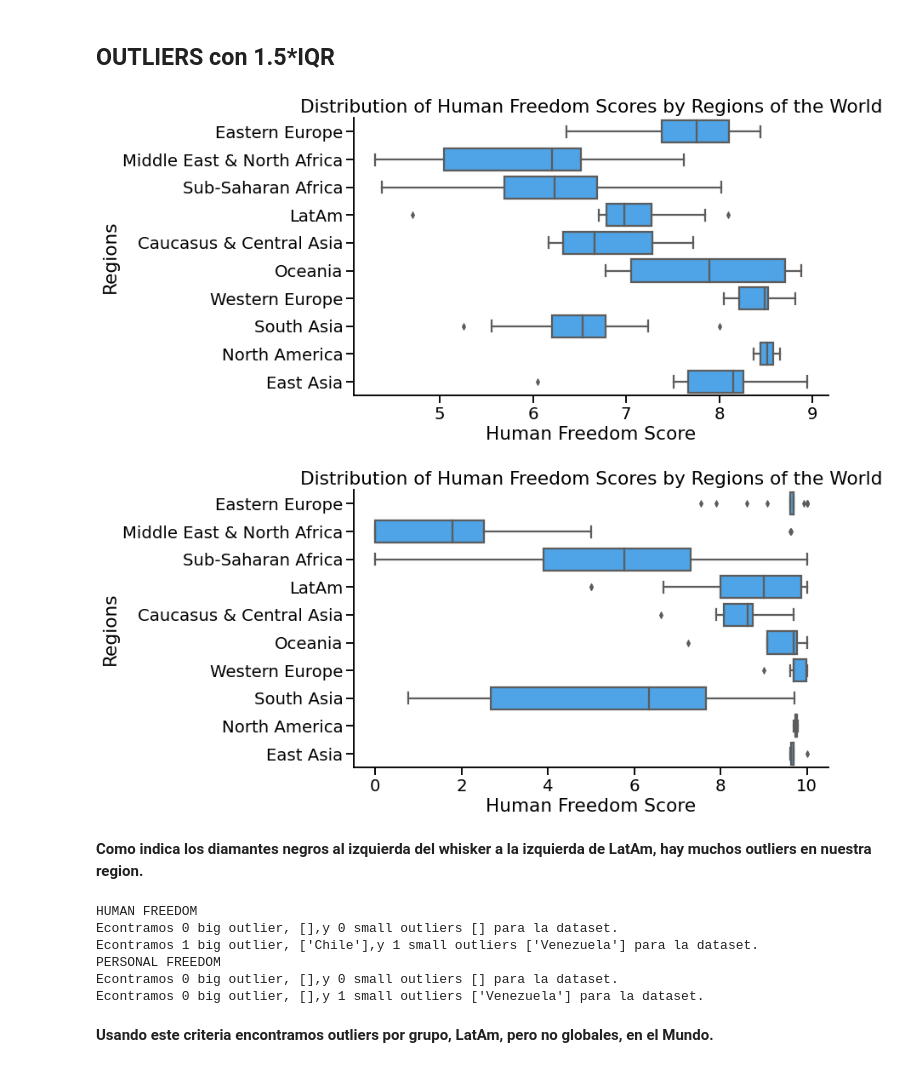
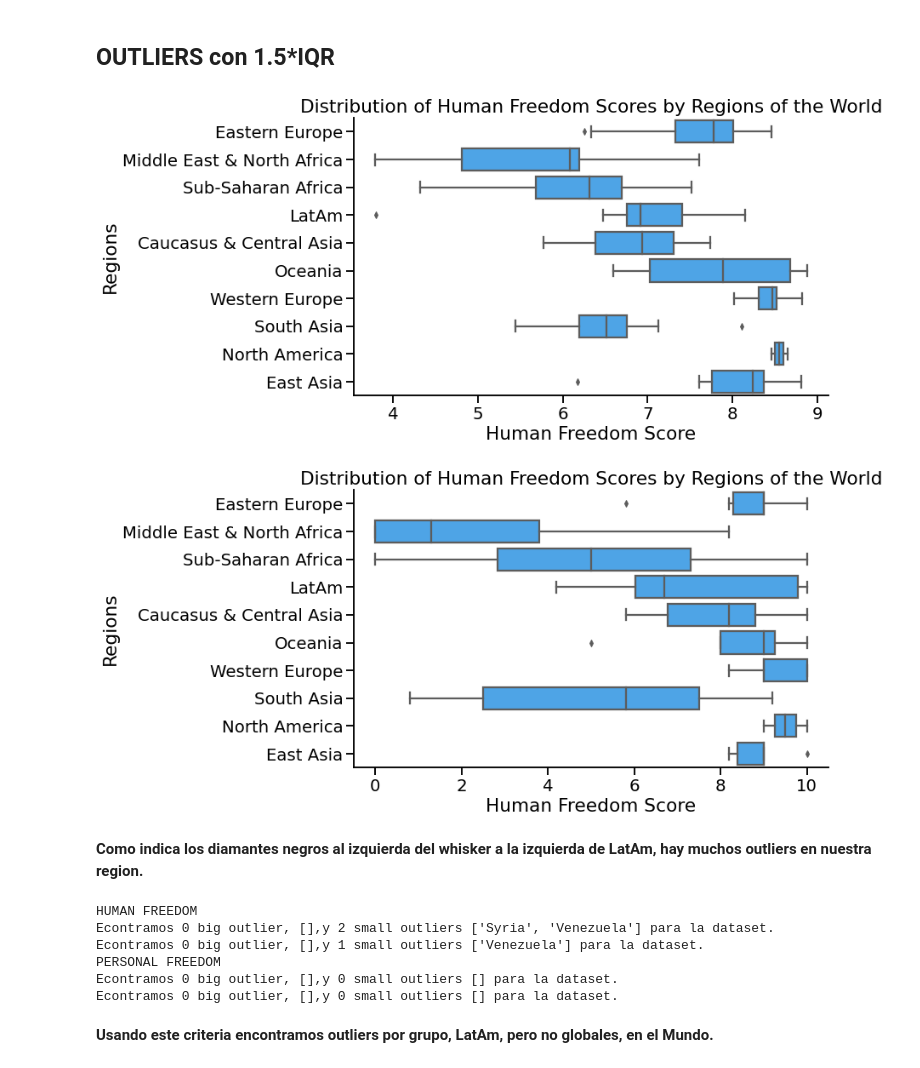
Before and after one commit to diplodatos2020-grupo5/AnalisisyVisualizacion, a Jupyter notebook: practico.ipynb, the cells around one changed output. Drawn from its saved outputs; the diff is of its cells as text; code cells hidden in the pictures.

```diff
--- a/practico.ipynb
+++ b/practico.ipynb
@@ -180,4 +147,6 @@ dataset_mean.head(10)
 # %% [markdown]
 2. Obtener media, mediana y desviación estándar de las variables *pf_identity* y *hf_score* en el mundo y compararla con la de Latinoamérica y el caribe. Usar la respuesta del punto anterior para justificar si la comparación es válida o no. Eso no es el caso con la mediana.
+# %%
+datos1=dataset_base[dataset_base.year==2017] # eligimos datos del año 2017
 # %%
 # Create a subset for latin america and the carribean
@@ -222,7 +191,7 @@ round(descriptive_df.set_index('index'),2) # make it a little prettier
 # %%
 # The best way to quickly visualize outliers is with the box and whiskers plot (grafico de caja)
 plt.figure(figsize=(10,6))
-seaborn.boxplot(data=dataset_mean,
+seaborn.boxplot(data=datos1,
                 x='hf_score', y= 'region',
                 color=BLUE)
 plt.ylabel('Regions')
@@ -230,18 +199,18 @@ plt.xlabel('Human Freedom Score')
 plt.title('Distribution of Human Freedom Scores by Regions of the World')
 seaborn.despine()
 # %% [output]
-[figure, old version]
+[figure, new version]
 # %%
 plt.figure(figsize=(10,6))
-seaborn.boxplot(data=dataset_mean,
+seaborn.boxplot(data=datos1,
                 x='pf_identity', y= 'region',
                 color=BLUE)
 plt.ylabel('Regions')
 plt.xlabel('Human Freedom Score')
 plt.title('Distribution of Human Freedom Scores by Regions of the World')
 seaborn.despine()
 # %% [output]
-[figure, old version]
+[figure, new version]
 # %% [markdown]
 **Como indica los diamantes negros al izquierda del whisker a la izquierda de LatAm, hay muchos outliers en nuestra region.**
 # %%
@@ -284,18 +253,18 @@ def find_outliers_pf(dataset):
     return text
 # %%
 print("HUMAN FREEDOM")
-print(find_outliers_hf(dataset_mean))
+print(find_outliers_hf(datos1))
 print(find_outliers_hf(LatAm))
 print("PERSONAL FREEDOM")
-print(find_outliers_pf(dataset_mean))
+print(find_outliers_pf(datos1))
 print(find_outliers_pf(LatAm))
 # %% [output]
 HUMAN FREEDOM
-Econtramos 0 big outlier, [],y 0 small outliers [] para la dataset.
-Econtramos 1 big outlier, ['Chile'],y 1 small outliers ['Venezuela'] para la dataset.
+Econtramos 0 big outlier, [],y 2 small outliers ['Syria', 'Venezuela'] para la dataset.
+Econtramos 0 big outlier, [],y 1 small outliers ['Venezuela'] para la dataset.
 PERSONAL FREEDOM
 Econtramos 0 big outlier, [],y 0 small outliers [] para la dataset.
-Econtramos 0 big outlier, [],y 1 small outliers ['Venezuela'] para la dataset.
+Econtramos 0 big outlier, [],y 0 small outliers [] para la dataset.
 # %% [markdown]
 **Usando este criteria encontramos outliers por grupo, LatAm, pero no globales, en el Mundo.**
 # %% [markdown]
```
Also changed, not shown: parts of 6 cells of this notebook.
